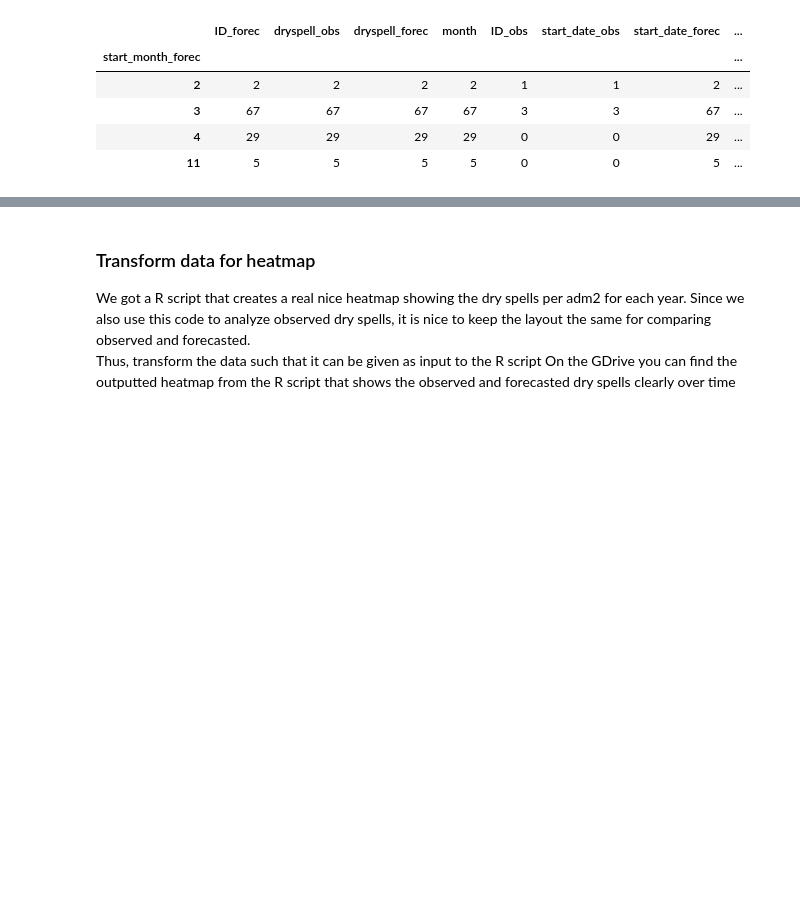
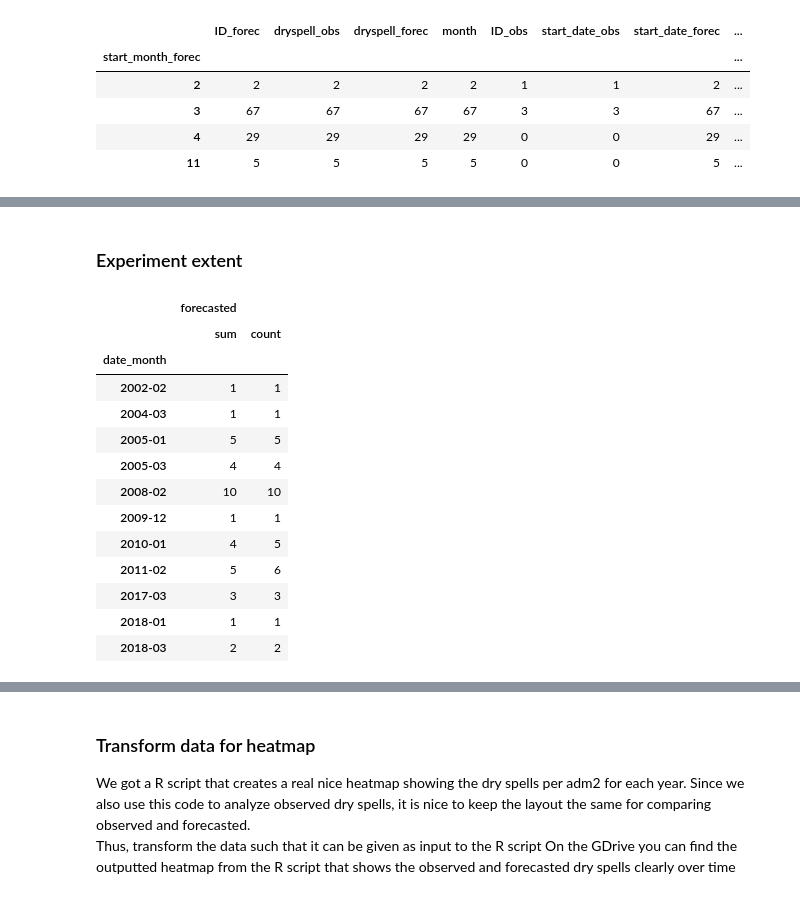
Before and after one commit to OCHA-DAP/pa-anticipatory-action, a Jupyter notebook: analyses/malawi/notebooks/mwi_chirpsgefs_corr_dryspells.ipynb, the cells around one changed output, grey strips where cells are left out. Cells and saved outputs as stored; diff of their text form; code cells hidden in the pictures; blank space fills up the shorter version.

```diff
--- a/analyses/malawi/notebooks/mwi_chirpsgefs_corr_dryspells.ipynb
+++ b/analyses/malawi/notebooks/mwi_chirpsgefs_corr_dryspells.ipynb
@@ -687,0 +705,2 @@ The miss rate (FP/(TP+FP))  with 25mm threshold is: 0.9533 (735/771)
+# %% [markdown]
+### Experiment extent
@@ -687,0 +736,21 @@ The miss rate (FP/(TP+FP))  with 25mm threshold is: 0.9533 (735/771)
+# %%
+df_obsid["date_month"]=df_obsid.start_date_obs.dt.to_period("M")
+# %%
+df_obsid["forecasted"]=np.where(df_obsid.ID_forec.isnull(),0,1)
+# %%
+df_obsid.groupby("date_month").agg({"forecasted":["sum","count"]})#,"forecasted":"count"})
+# %% [output]
+|  | forecasted |  |
+|  | sum | count |
+| date_month |  |  |
+| 2002-02 | 1 | 1 |
+| 2004-03 | 1 | 1 |
+| 2005-01 | 5 | 5 |
+| 2005-03 | 4 | 4 |
+| 2008-02 | 10 | 10 |
+| 2009-12 | 1 | 1 |
+| 2010-01 | 4 | 5 |
+| 2011-02 | 5 | 6 |
+| 2017-03 | 3 | 3 |
+| 2018-01 | 1 | 1 |
+| 2018-03 | 2 | 2 |
```
Also changed, not shown: parts of 8 cells of this notebook, 1 other file.
